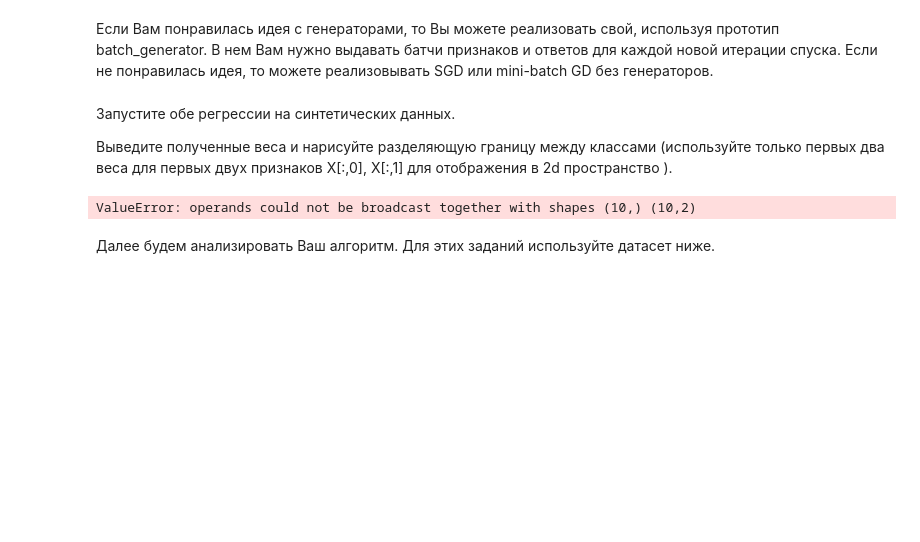
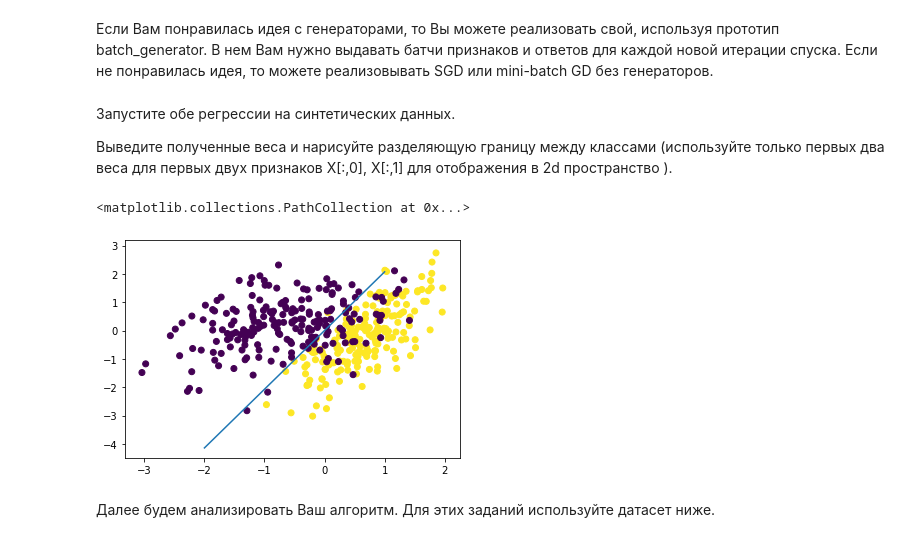
Before and after one commit to iden-alex/msu_ml_autumn_2019, a Jupyter notebook: yandutov_hw2.ipynb, the cells around one changed output. Cells and saved outputs as stored; diff of their text form; code cells hidden in the pictures; blank space fills up the shorter version.

```diff
--- a/yandutov_hw2.ipynb
+++ b/yandutov_hw2.ipynb
@@ -250,9 +250,12 @@ def batch_generator(X, y, shuffle=True, batch_size=1):
     it = np.arange(X.shape[0])
     if shuffle:
         it = np.random.permutation(it)
-    for ind_arr in np.array_split(it, X.shape[0]//batch_size):
+    n = X.shape[0]//batch_size
+    if n == 0:
+        n = 1
+    for ind_arr in np.array_split(it, n):
         X_batch = X[ind_arr]
-        y_batch = X[ind_arr]
+        y_batch = y[ind_arr]
         yield (X_batch, y_batch)
 
 # Теперь можно сделать генератор по данным ()
@@ -285,6 +288,7 @@ class MySGDClassifier(BaseEstimator, ClassifierMixin):
 
         self.C = C
         self.alpha = alpha
+        self.weights = None
         self.max_epoch = max_epoch
         self.batch_generator = batch_generator
         self.errors_log = {'iter' : [], 'loss' : []}
@@ -299,7 +303,7 @@ class MySGDClassifier(BaseEstimator, ClassifierMixin):
         """
         if(self.model_type == 'lin_reg'):
             reg_a = np.dot(X_batch, self.weights)
-            loss = np.mean((y_batch - scal_mul) ** 2)
+            loss = np.mean((y_batch - reg_a) ** 2)
         elif self.model_type == 'log_reg':
             log_a = sigmoid(np.dot(X_batch, self.weights))
             loss = - np.mean(y_batch * np.log(log_a) + (1 - y_batch) * np.log(1 - log_a))
@@ -317,11 +321,12 @@ class MySGDClassifier(BaseEstimator, ClassifierMixin):
 
         if(self.model_type == 'lin_reg'):
             reg_a = np.dot(X_batch, self.weights)
-            loss_grad = 2 * np.dot((reg_a - y_batch), X_batch.T)
+            tmp = reg_a - y_batch
+            loss_grad = 2 * np.dot(tmp, X_batch)
         elif(self.model_type == 'log_reg'):
             log_a = sigmoid(np.dot(X_batch, self.weights))
             loss_grad = np.dot((log_a - y_batch), X_batch)
-        loss_grad = loss_grad / X_batch.shape[0] + 2 / self.C * (self.weights)
+        loss_grad = loss_grad / N + 2.0 / self.C * (self.weights)
         return loss_grad
 
     def update_weights(self, new_grad):
@@ -342,7 +347,7 @@ class MySGDClassifier(BaseEstimator, ClassifierMixin):
         # Нужно инициализровать случайно веса
         self.weights = np.random.rand(X.shape[1])
         for n in range(0, self.max_epoch):
-            new_epoch_generator = self.batch_generator(X, y, None, batch_size=self.batch_size)
+            new_epoch_generator = self.batch_generator(X, y, True, batch_size=self.batch_size)
             for batch_num, new_batch in enumerate(new_epoch_generator):
                 X_batch = new_batch[0]
                 y_batch = new_batch[1]
@@ -362,9 +367,13 @@ class MySGDClassifier(BaseEstimator, ClassifierMixin):
         '''
         y_hat = np.dot(X, self.weights)
         if(self.model_type == 'log_reg'):
-            y_hat = sigmoid(np.dot(X, y_hat))
+            y_hat = sigmoid(y_hat)
         # Желательно здесь использовать матричные операции между X и весами, например, numpy.dot
         return y_hat
+
+    def score(self, X, y):
+        y_pred = self.predict(X)
+        return roc_auc_score(y, y_pred)
 # %% [markdown]
 Запустите обе регрессии на синтетических данных.
 
@@ -377,19 +382,32 @@ def plot_decision_boundary(clf):
+# %%
+def plot_decision_boundary(clf):
+    x = range(-2, 2)
+    plt.plot(x,-(clf.weights[0] * x) / clf.weights[1])
+    pass
 # %%
+import numpy as np
+import matplotlib.pyplot as plt
+from sklearn.preprocessing import StandardScaler
 np.random.seed(0)
 
 C1 = np.array([[0., -0.8], [1.5, 0.8]])
 C2 = np.array([[1., -0.7], [2., 0.7]])
 gauss1 = np.dot(np.random.randn(200, 2) + np.array([5, 3]), C1)
 gauss2 = np.dot(np.random.randn(200, 2) + np.array([1.5, 0]), C2)
 
 X = np.vstack([gauss1, gauss2])
 y = np.r_[np.ones(200), np.zeros(200)]
-
-# plot_decision_boundary(your_model)
+scaler = StandardScaler()
+X = scaler.fit_transform(X)
+model1 = MySGDClassifier(batch_generator, C=100, alpha=0.01,
+                        max_epoch=100, model_type='log_reg', batch_size=10)
+model1.fit(X, y)
+plot_decision_boundary(model1)
 
 plt.scatter(X[:,0], X[:,1], c=y)
 # %% [output]
-ValueError: operands could not be broadcast together with shapes (10,) (10,2)
+<matplotlib.collections.PathCollection at 0x...>
+[figure, added]
 # %% [markdown]
 Далее будем анализировать Ваш алгоритм.
 Для этих заданий используйте датасет ниже.
```
Also changed, not shown: parts of 15 cells of this notebook.
